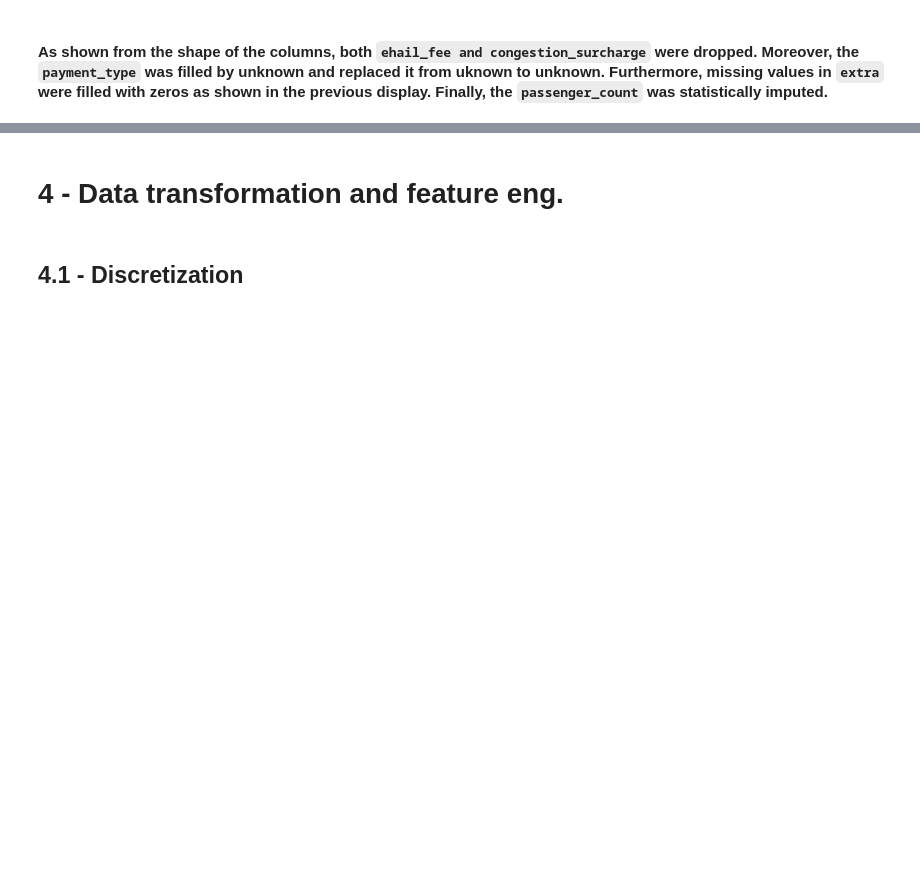
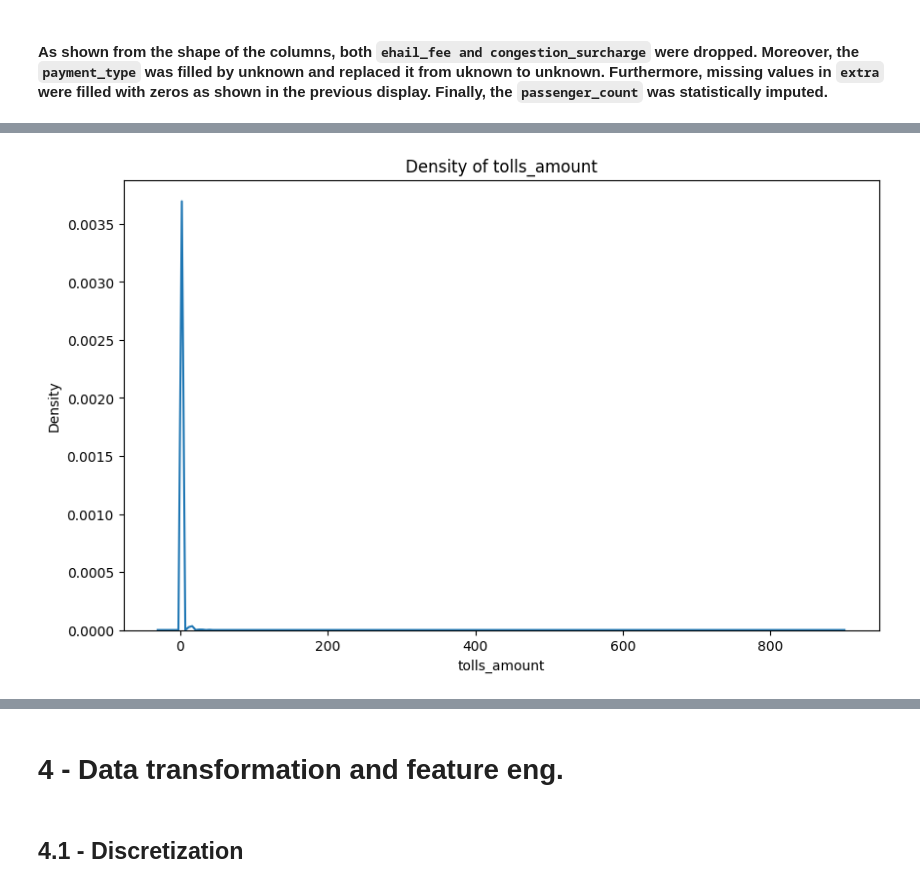
Before and after one commit to OmarMoataz19/Data-Engineering, a Jupyter notebook: Milestone 1/template.ipynb, the cells around one changed output, grey strips where cells are left out. Saved outputs shown, nothing was run; the diff lists cells and outputs as text; code cells hidden in the pictures; blank space fills up the shorter version.

```diff
--- a/Milestone 1/template.ipynb
+++ b/Milestone 1/template.ipynb
@@ -753,0 +1041,7 @@ def remove_unwanted_values(df, feature, unwanted_value):
+# %%
+df_copy = adjust_column_value_based_on_condition(df_copy, 'improvement_surcharge', 0.3, 'trip_type', 'Street-hail')
+unique_values = df_copy['trip_type'].unique()
+display(unique_values)
+filtered_count = df_copy[(df_copy['improvement_surcharge'] == 0.3) & (df_copy['trip_type'] == "Dispatch")].shape[0]
+display(filtered_count)
+df_copy.shape
@@ -753,0 +1059,9 @@ def remove_unwanted_values(df, feature, unwanted_value):
+# %%
+# Condition to check if tip amount is greater than 0 and payment type isn't 'credit card'
+condition = (df_copy['tip_amount'] > 0) & (df_copy['payment_type'] != "Credit card")
+
+# Adjust the payment type to 'credit card' where the condition is met
+df_copy.loc[condition, 'payment_type'] = 'Credit card'
+
+filtered_count = df_copy[(df_copy['tip_amount'] > 0) & (df_copy['payment_type'] != "Credit card")].shape[0]
+display(filtered_count)
@@ -753,0 +1070,8 @@ def remove_unwanted_values(df, feature, unwanted_value):
+# %%
+count_mismatch = count_mismatch_rows(df_copy, ['extra', 'mta_tax', 'tolls_amount','improvement_surcharge','fare_amount','tip_amount'], 'total_amount')
+display(count_mismatch)
+display(df_copy.shape)
+df_copy = remove_mismatched_rows(df_copy,['extra', 'mta_tax', 'tolls_amount','improvement_surcharge','fare_amount','tip_amount'], 'total_amount')
+display(df_copy.shape)
+count_mismatch = count_mismatch_rows(df_copy, ['extra', 'mta_tax', 'tolls_amount','improvement_surcharge','fare_amount','tip_amount'], 'total_amount')
+display(count_mismatch)
@@ -778,0 +1159,3 @@ df_copy["passenger_count"] = df_copy["passenger_count"].astype(int)
+# %%
+# Filter out rows where passenger count is 83
+df_copy = remove_unwanted_values(df_copy, "extra", 83)
@@ -778,0 +1209,4 @@ df_copy["passenger_count"] = df_copy["passenger_count"].astype(int)
+# %%
+plot_density(df_copy, 'tolls_amount')
+# %% [output]
+[figure, added]
```
Also changed, not shown: parts of 111 cells of this notebook.
